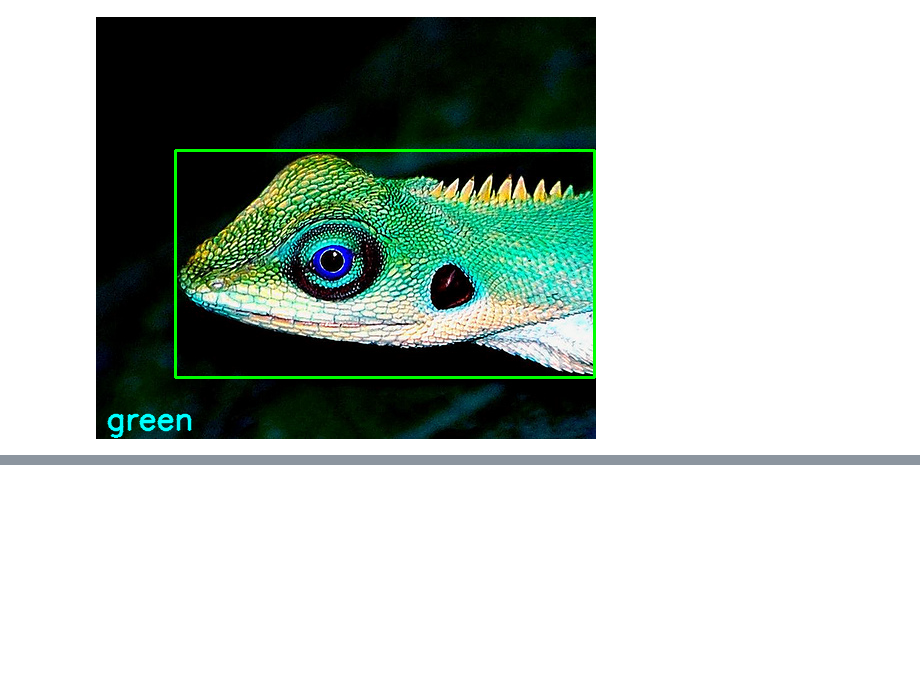
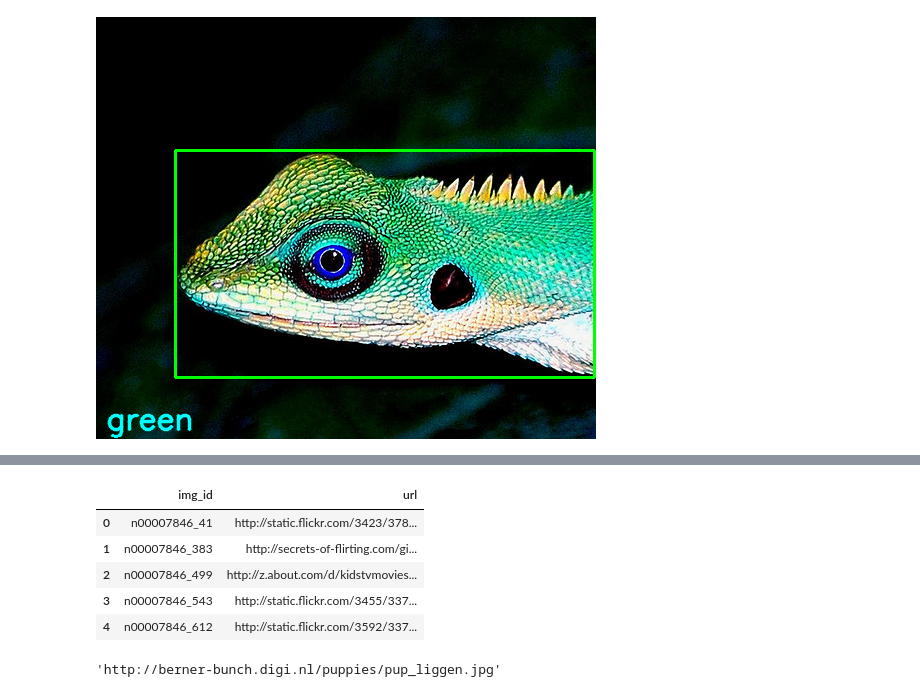
Before and after one commit to ramonsilvanet/trabalhando_com_imagens, a Jupyter notebook: Images and Attributes.ipynb, the cells around one changed output, grey strips where cells are left out. Cells and saved outputs as stored; diff of their text form; code cells hidden in the pictures; blank space fills up the shorter version.

```diff
--- a/Images and Attributes.ipynb
+++ b/Images and Attributes.ipynb
@@ -102,0 +113,15 @@ load_image_with_bounding_boxes("images/2558478796_a71d3afcaa.jpg", "n01693334",
+# %%
+df = pd.read_csv('annotations/winter11_urls.txt', header=None, names=["img_id", "url"], sep="\s")
+df.head()
+# %% [output]
+|  | img_id | url |
+| 0 | n00007846_41 | http://static.flickr.com/3423/378... |
+| 1 | n00007846_383 | http://secrets-of-flirting.com/gi... |
+| 2 | n00007846_499 | http://z.about.com/d/kidstvmovies... |
+| 3 | n00007846_543 | http://static.flickr.com/3455/337... |
+| 4 | n00007846_612 | http://static.flickr.com/3592/337... |
+# %%
+index = df.loc[ df['img_id'] == 'n01322604_10456']
+index['url'].values[0]
+# %% [output]
+'http://berner-bunch.digi.nl/puppies/pup_liggen.jpg'
```
Also changed, not shown: parts of 1 cell of this notebook, 8 other files.
